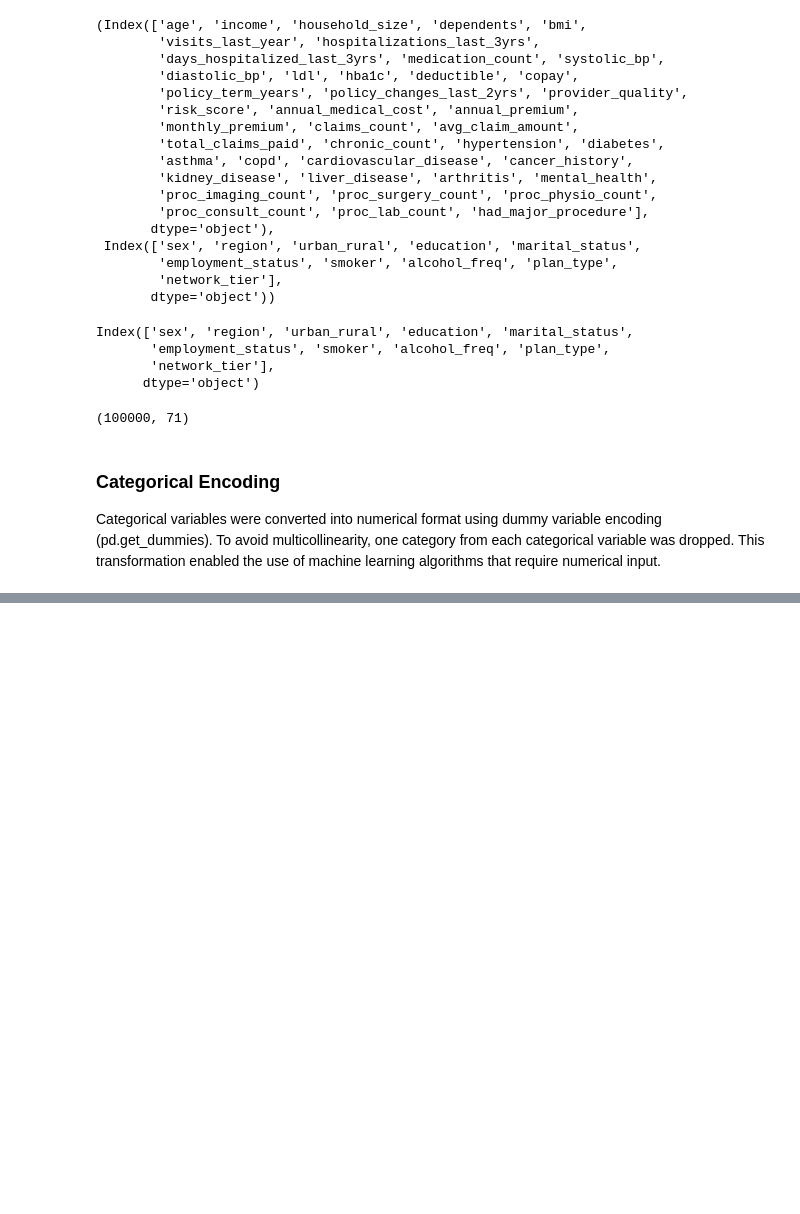
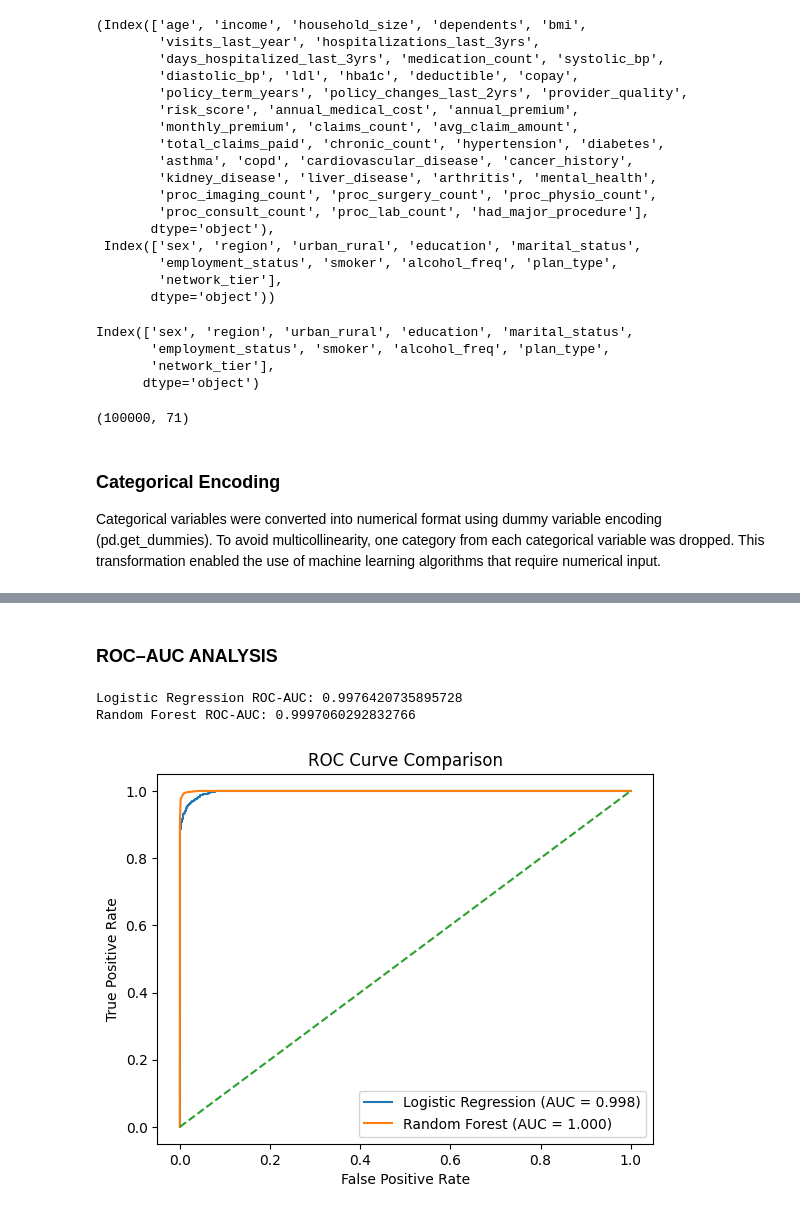
Before and after one commit to Vincent-Muteti/Phase3-Project, a Jupyter notebook: index.ipynb, the cells around one changed output, grey strips where cells are left out. Saved outputs shown, nothing was run; the diff lists cells and outputs as text; code cells hidden in the pictures; blank space fills up the shorter version.

Commit message:
Completed Modelling

```diff
--- a/index.ipynb
+++ b/index.ipynb
@@ -317,0 +454,15 @@ Categorical variables were converted into numerical format using dummy variable
+# %%
+# Random Forest Model (Performance Comparison)
+# Train Random Forest Classifier
+from sklearn.ensemble import RandomForestClassifier
+
+rf = RandomForestClassifier(
+    n_estimators=200,
+    max_depth=None,
+    random_state=42,
+    class_weight='balanced'
+)
+
+rf.fit(X_train, y_train)
+
+rf_preds = rf.predict(X_test)
@@ -317,0 +510,42 @@ Categorical variables were converted into numerical format using dummy variable
+# %% [markdown]
+### ROC–AUC ANALYSIS
+# %%
+# Logistic Regression probabilities
+y_probs_lr = log_reg.predict_proba(X_test_scaled)[:, 1]
+
+# Random Forest probabilities
+y_probs_rf = rf.predict_proba(X_test)[:, 1]
+# %%
+# Compute ROC-AUC Scores
+from sklearn.metrics import roc_auc_score
+
+roc_auc_lr = roc_auc_score(y_test, y_probs_lr)
+roc_auc_rf = roc_auc_score(y_test, y_probs_rf)
+
+roc_auc_lr, roc_auc_rf
+
+
+print("Logistic Regression ROC-AUC:", roc_auc_lr)
+print("Random Forest ROC-AUC:", roc_auc_rf)
+# %% [output]
+Logistic Regression ROC-AUC: 0.9976420735895728
+Random Forest ROC-AUC: 0.9997060292832766
+# %%
+# ROC Curve Plotting
+from sklearn.metrics import roc_curve
+import matplotlib.pyplot as plt
+
+fpr_lr, tpr_lr, _ = roc_curve(y_test, y_probs_lr)
+fpr_rf, tpr_rf, _ = roc_curve(y_test, y_probs_rf)
+
+plt.figure()
+plt.plot(fpr_lr, tpr_lr, label=f"Logistic Regression (AUC = {roc_auc_lr:.3f})")
+plt.plot(fpr_rf, tpr_rf, label=f"Random Forest (AUC = {roc_auc_rf:.3f})")
+plt.plot([0, 1], [0, 1], linestyle='--')
+plt.xlabel("False Positive Rate")
+plt.ylabel("True Positive Rate")
+plt.title("ROC Curve Comparison")
+plt.legend()
+plt.show()
+# %% [output]
+[figure, added]
```
Also changed, not shown: parts of 22 cells of this notebook.
